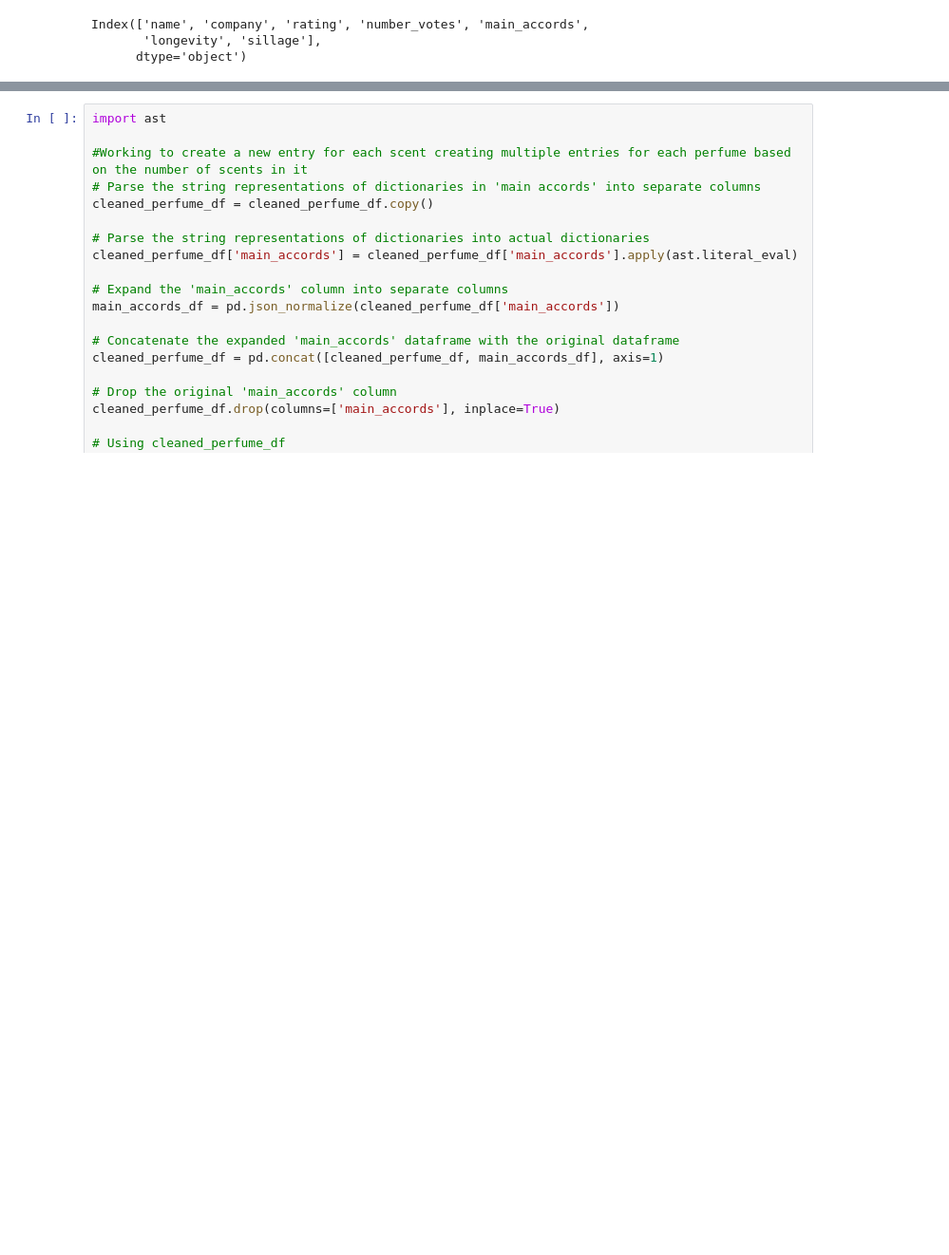
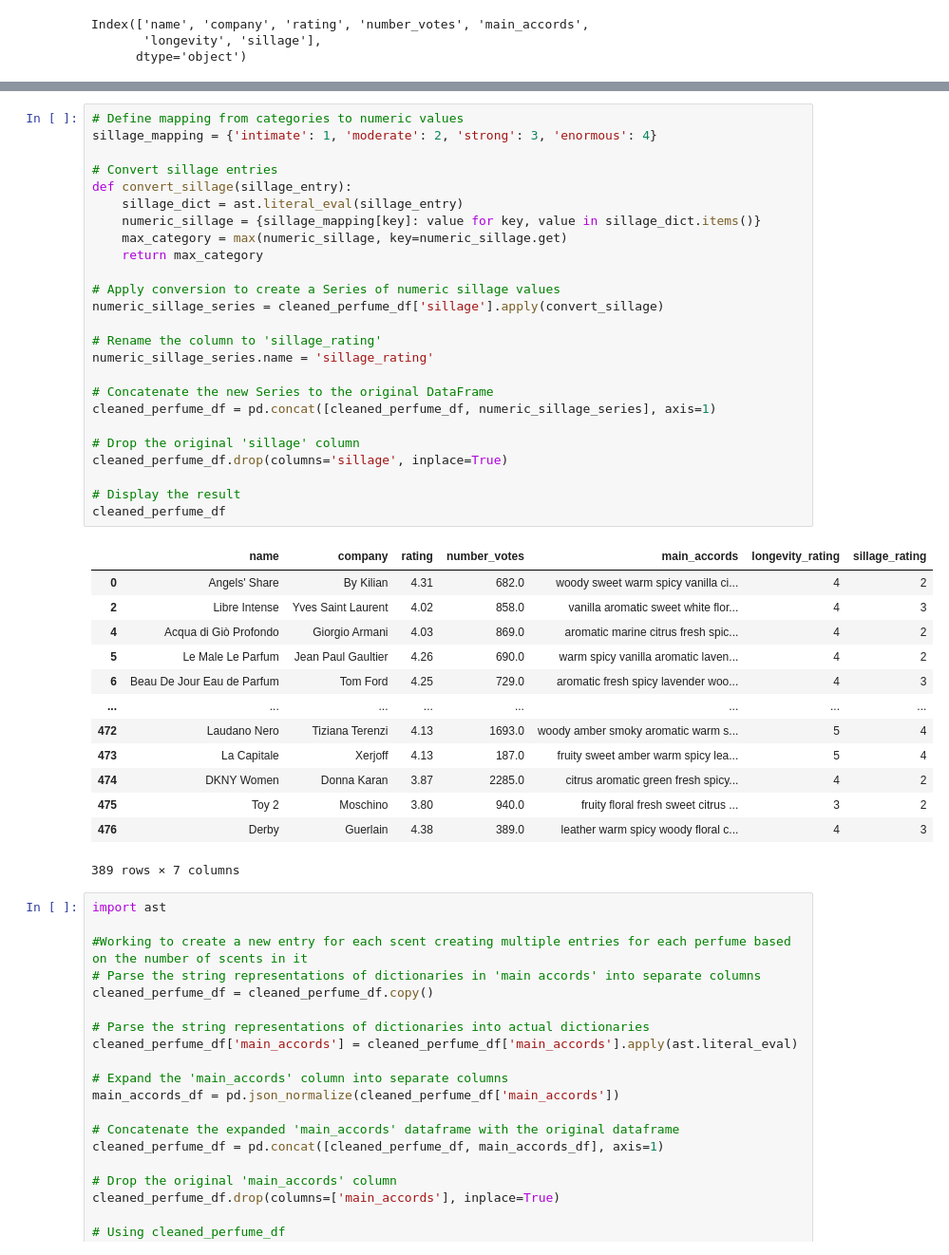
Before and after one commit to ThatCoryGirl/Project4-Perfume, a Jupyter notebook: MachineLearnTesting/Clean(er) Decision Tree.ipynb, the cells around one changed output, grey strips where cells are left out. Shown: that part at 95% size. Drawn from its saved outputs; the diff is of its cells as text; blank space fills up the shorter version.

```diff
--- a/MachineLearnTesting/Clean(er) Decision Tree.ipynb
+++ b/MachineLearnTesting/Clean(er) Decision Tree.ipynb
@@ -187,3 +201,42 @@ cleaned_perfume_df_melted_sorted
+# %%
+# Define mapping from categories to numeric values
+sillage_mapping = {'intimate': 1, 'moderate': 2, 'strong': 3, 'enormous': 4}
+
+# Convert sillage entries
+def convert_sillage(sillage_entry):
+    sillage_dict = ast.literal_eval(sillage_entry)
+    numeric_sillage = {sillage_mapping[key]: value for key, value in sillage_dict.items()}
+    max_category = max(numeric_sillage, key=numeric_sillage.get)
+    return max_category
+
+# Apply conversion to create a Series of numeric sillage values
+numeric_sillage_series = cleaned_perfume_df['sillage'].apply(convert_sillage)
+
+# Rename the column to 'sillage_rating'
+numeric_sillage_series.name = 'sillage_rating'
+
+# Concatenate the new Series to the original DataFrame
+cleaned_perfume_df = pd.concat([cleaned_perfume_df, numeric_sillage_series], axis=1)
+
+# Drop the original 'sillage' column
+cleaned_perfume_df.drop(columns='sillage', inplace=True)
+
+# Display the result
+cleaned_perfume_df
+# %% [output]
+|  | name | company | rating | number_votes | main_accords | longevity_rating | sillage_rating |
+| 0 | Angels' Share | By Kilian | 4.31 | 682.0 | woody sweet warm spicy vanilla ci... | 4 | 2 |
+| 2 | Libre Intense | Yves Saint Laurent | 4.02 | 858.0 | vanilla aromatic sweet white flor... | 4 | 3 |
+| 4 | Acqua di Giò Profondo | Giorgio Armani | 4.03 | 869.0 | aromatic marine citrus fresh spic... | 4 | 2 |
+| 5 | Le Male Le Parfum | Jean Paul Gaultier | 4.26 | 690.0 | warm spicy vanilla aromatic laven... | 4 | 2 |
+| 6 | Beau De Jour Eau de Parfum | Tom Ford | 4.25 | 729.0 | aromatic fresh spicy lavender woo... | 4 | 3 |
+| ... | ... | ... | ... | ... | ... | ... | ... |
+| 472 | Laudano Nero | Tiziana Terenzi | 4.13 | 1693.0 | woody amber smoky aromatic warm s... | 5 | 4 |
+| 473 | La Capitale | Xerjoff | 4.13 | 187.0 | fruity sweet amber warm spicy lea... | 5 | 4 |
+| 474 | DKNY Women | Donna Karan | 3.87 | 2285.0 | citrus aromatic green fresh spicy... | 4 | 2 |
+| 475 | Toy 2 | Moschino | 3.80 | 940.0 | fruity floral fresh sweet citrus ... | 3 | 2 |
+| 476 | Derby | Guerlain | 4.38 | 389.0 | leather warm spicy woody floral c... | 4 | 3 |
+389 rows × 7 columns
 # %%
 import ast
 
```
Also changed, not shown: parts of 16 cells of this notebook.
